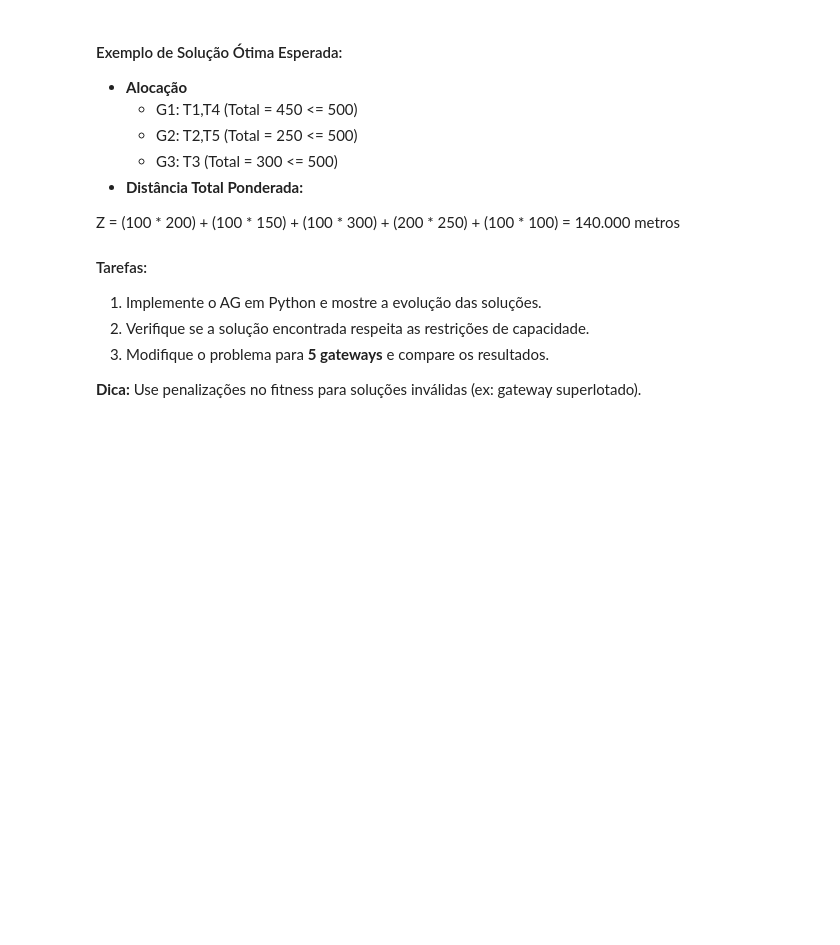
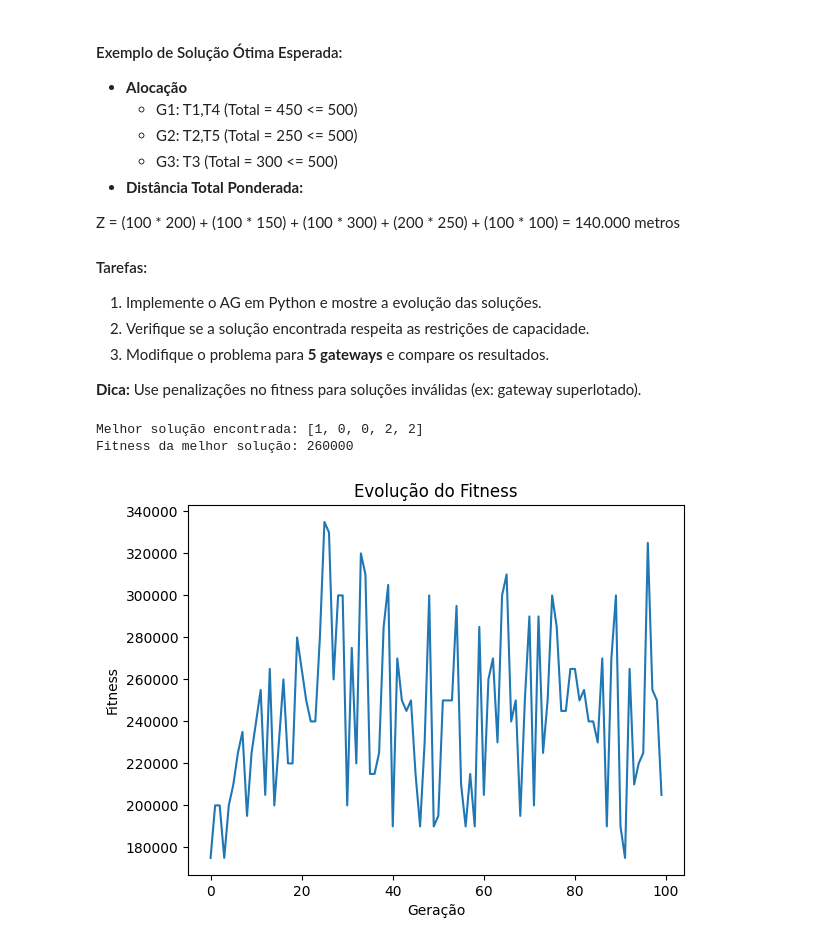
Before and after one commit to Killjoybr/genetics-algorithm-ai, a Jupyter notebook: 22051922-algoritmo-genetico.ipynb, the cells around one changed output. Drawn from its saved outputs; the diff is of its cells as text; code cells hidden in the pictures; blank space fills up the shorter version.

```diff
--- a/22051922-algoritmo-genetico.ipynb
+++ b/22051922-algoritmo-genetico.ipynb
@@ -116,0 +130,15 @@ MIN_INDV = 0         # Valor minimo que o Individuo pode ter
+# %%
+def selecao_roleta(populacao, fitness):
+    soma_fitness = sum(fitness)
+    probabilidades = [f / soma_fitness for f in fitness]
+    return random.choices(populacao, weights=probabilidades, k=2)
+# %%
+def crossover(pai1, pai2):
+    ponto_corte = random.randint(1, len(pai1) - 1)
+    return pai1[:ponto_corte] + pai2[ponto_corte:], pai2[:ponto_corte] + pai1[ponto_corte:]
+# %%
+def mutacao(individuo, taxa_mutacao, num_gateways):
+    for i in range(len(individuo)):
+        if random.random() < taxa_mutacao:
+            individuo[i] = random.randint(0, num_gateways - 1)
+    return individuo
@@ -116,0 +170,25 @@ MIN_INDV = 0         # Valor minimo que o Individuo pode ter
+# %%
+def visualizar_evolucao(historico_fitness):
+    plt.plot(historico_fitness)
+    plt.title("Evolução do Fitness")
+    plt.xlabel("Geração")
+    plt.ylabel("Fitness")
+    plt.show()
+# %%
+# Problema com 3 gateways:
+melhor_solucao, melhor_fitness, historico_fitness = algoritmo_genetico(
+    num_geracoes=100,
+    tamanho_populacao=50,
+    taxa_mutacao=0.1,
+    demandas=demandas,
+    distancias=distancias,
+    capacidades=capacidades
+)
+
+print("Melhor solução encontrada:", melhor_solucao)
+print("Fitness da melhor solução:", melhor_fitness)
+visualizar_evolucao(historico_fitness)
+# %% [output]
+Melhor solução encontrada: [1, 0, 0, 2, 2]
+Fitness da melhor solução: 260000
+[figure, added]
```
Also changed, not shown: parts of 7 cells of this notebook.
